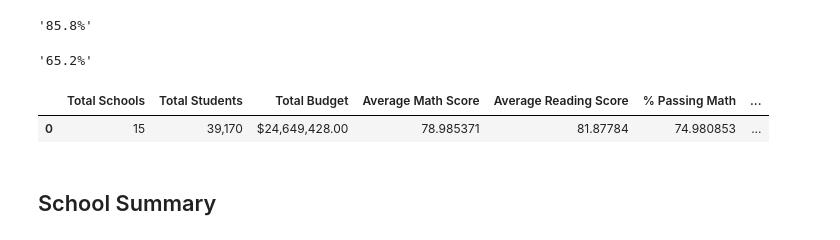
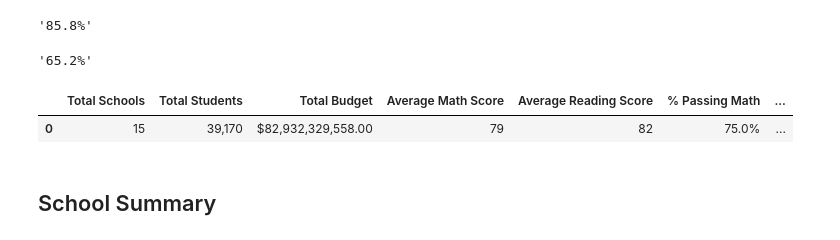
Before and after one commit to ktg8080/pandas-challenge-, a Jupyter notebook: PyCitySchools/PyCitySchools_starter.ipynb, the cells around one changed output. Saved outputs shown, nothing was run; the diff lists cells and outputs as text; code cells hidden in the pictures.

```diff
--- a/PyCitySchools/PyCitySchools_starter.ipynb
+++ b/PyCitySchools/PyCitySchools_starter.ipynb
@@ -38,5 +39,6 @@ school_count
 # %%
 # Calculate the total number of students
 student_count = school_data_complete["student_name"].count()
-student_count
+student_count_formatted = '{:,.0f}'.format(student_count)
+student_count_formatted
 # %% [output]
@@ -106,17 +108,18 @@ overall_passing_rate_formated
 '65.2%'
 # %%
 # Create a high-level snapshot of the district's key metrics in a DataFrame
-district_summary =
+district_summary = pd.DataFrame({"Total Schools": [school_count], "Total Students": [student_count_formatted], "Total Budget": [total_budget_formatted], "Average Math Score": [average_math_score_formatted],
+                                 "Average Reading Score": [average_reading_score_formatted], "% Passing Math": [passing_math_percentage_formatted], "% Passing Reading": [passing_reading_percentage_formatted], "% Overall Passing": [overall_passing_rate_formated]})
 
 # Formatting
-district_summary["Total Students"] = district_summary["Total Students"].map("{:,}".format)
-district_summary["Total Budget"] = district_summary["Total Budget"].map("${:,.2f}".format)
+#district_summary["Total Students"] = district_summary["Total Students"].map("{:,}".format)
+#district_summary["Total Budget"] = district_summary["Total Budget"].map("${:,.2f}".format)
 
 # Display the DataFrame
 district_summary
 # %% [output]
 |  | Total Schools | Total Students | Total Budget | Average Math Score | Average Reading Score | % Passing Math | ... |
-| 0 | 15 | 39,170 | $24,649,428.00 | 78.985371 | 81.87784 | 74.980853 | ... |
+| 0 | 15 | 39,170 | $82,932,329,558.00 | 79 | 82 | 75.0% | ... |
 # %% [markdown]
 ## School Summary
 # %%
```
Also changed, not shown: parts of 24 cells of this notebook, 3 other files.
